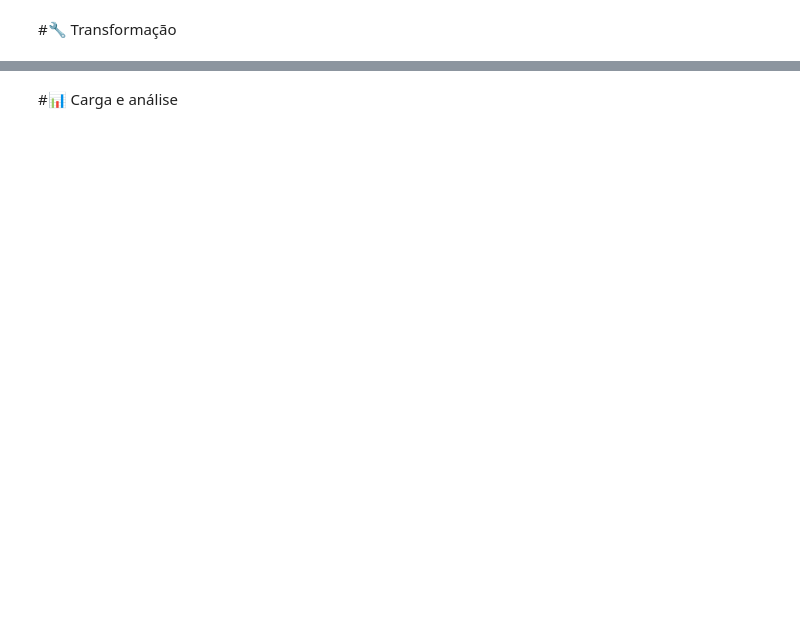
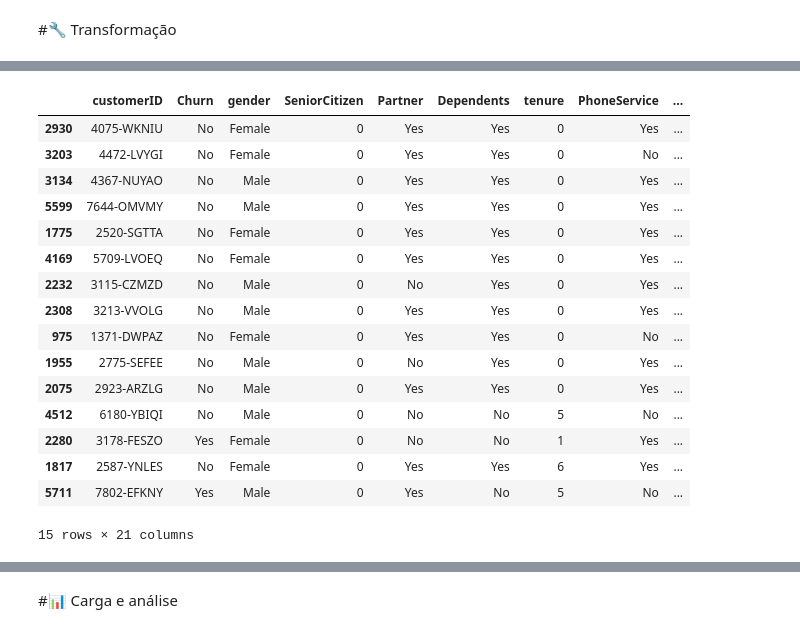
Before and after one commit to adrianols02/DesafioTelecomX_br, a Jupyter notebook: TelecomX_BR.ipynb, the cells around one changed output, grey strips where cells are left out. Cells and saved outputs as stored; diff of their text form; code cells hidden in the pictures; blank space fills up the shorter version.

```diff
--- a/TelecomX_BR.ipynb
+++ b/TelecomX_BR.ipynb
@@ -17,2 +72,5 @@ df.head()
 # %% [markdown]
 #🔧 Transformação
+# %%
+url_2 = 'https://raw.githubusercontent.com/adrianols02/DesafioTelecomX_br/refs/heads/main/Dados/clientes_telecomXbr.csv'
+df_clientes = pd.read_csv(url_2)
@@ -18,0 +128,3 @@ df.head()
+# %%
+# Remove os resgitros com valores nulos
+df_clientes = df_clientes.dropna()
@@ -18,0 +215,21 @@ df.head()
+# %%
+df_sort_values = df_clientes.sort_values(by = 'Charges.Total', ascending  = True)
+df_sort_values.head(15)
+# %% [output]
+|  | customerID | Churn | gender | SeniorCitizen | Partner | Dependents | tenure | PhoneService | ... |
+| 2930 | 4075-WKNIU | No | Female | 0 | Yes | Yes | 0 | Yes | ... |
+| 3203 | 4472-LVYGI | No | Female | 0 | Yes | Yes | 0 | No | ... |
+| 3134 | 4367-NUYAO | No | Male | 0 | Yes | Yes | 0 | Yes | ... |
+| 5599 | 7644-OMVMY | No | Male | 0 | Yes | Yes | 0 | Yes | ... |
+| 1775 | 2520-SGTTA | No | Female | 0 | Yes | Yes | 0 | Yes | ... |
+| 4169 | 5709-LVOEQ | No | Female | 0 | Yes | Yes | 0 | Yes | ... |
+| 2232 | 3115-CZMZD | No | Male | 0 | No | Yes | 0 | Yes | ... |
+| 2308 | 3213-VVOLG | No | Male | 0 | Yes | Yes | 0 | Yes | ... |
+| 975 | 1371-DWPAZ | No | Female | 0 | Yes | Yes | 0 | No | ... |
+| 1955 | 2775-SEFEE | No | Male | 0 | No | Yes | 0 | Yes | ... |
+| 2075 | 2923-ARZLG | No | Male | 0 | Yes | Yes | 0 | Yes | ... |
+| 4512 | 6180-YBIQI | No | Male | 0 | No | No | 5 | No | ... |
+| 2280 | 3178-FESZO | Yes | Female | 0 | No | No | 1 | Yes | ... |
+| 1817 | 2587-YNLES | No | Female | 0 | Yes | Yes | 6 | Yes | ... |
+| 5711 | 7802-EFKNY | Yes | Male | 0 | Yes | No | 5 | No | ... |
+15 rows × 21 columns
```
Also changed, not shown: parts of 41 cells of this notebook.
